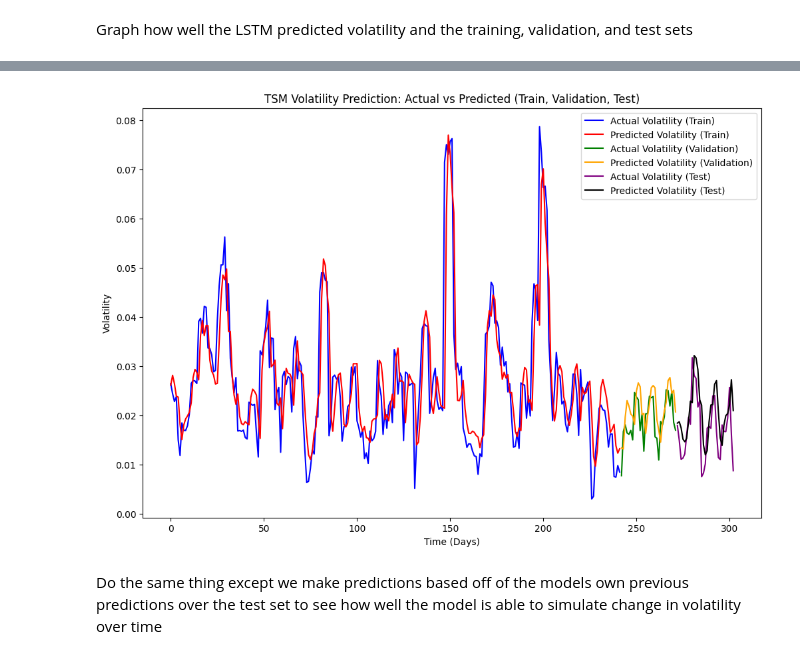
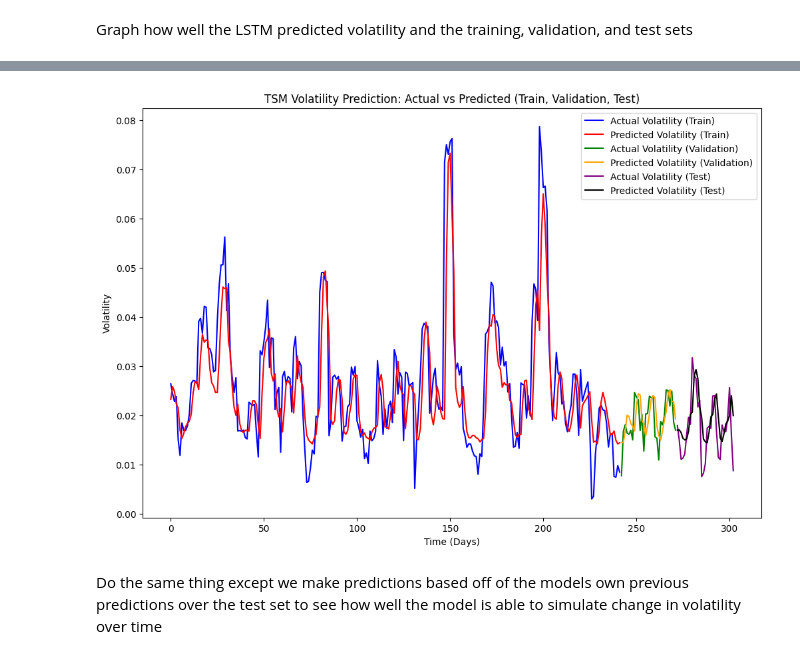
Before and after one commit to Aroesler1/Option-Volatility-Pricing-Project, a Jupyter notebook: Main.ipynb, the cells around one changed output, grey strips where cells are left out. Cells and saved outputs as stored; diff of their text form; code cells hidden in the pictures.

```diff
--- a/Main.ipynb
+++ b/Main.ipynb
@@ -1748,5 +1800,5 @@ volatility_df.to_csv('TSM_data.csv')
 # %%
-data = pd.read_csv('TSM_data.csv')
+data = pd.read_csv('data/TSM_data.csv')
 # %% [markdown]
 ### LSTM
 # %% [markdown]
@@ -1990,9 +2158,16 @@ data.loc[start_index:, 'LSTM_Predictions'] = lstm_predictions.flatten()
 Graph how well the LSTM predicted volatility and the training, validation, and test sets
 # %%
 # Make predictions using the trained model on the train, validation, and test data
-train_predictions = best_lstm_model.predict(X_train)
-val_predictions = best_lstm_model.predict(X_val)  # Corrected for validation set
-test_predictions = best_lstm_model.predict(X_test)
+best_lstm_model.eval()
+
+X_train_t = torch.FloatTensor(X_train)
+X_val_t = torch.FloatTensor(X_val)
+X_test_t = torch.FloatTensor(X_test)
+
+with torch.no_grad():
+    train_predictions = best_lstm_model(X_train_t).cpu().numpy()
+    val_predictions = best_lstm_model(X_val_t).cpu().numpy()
+    test_predictions = best_lstm_model(X_test_t).cpu().numpy()
 
 # Inverse transform the predictions and actual values for train, validation, and test data
 train_predictions = scaler.inverse_transform(train_predictions)
@@ -2039,4 +2211,4 @@ plt.show()
-[figure, old version]
+[figure, new version]
 # %% [markdown]
 Do the same thing except we make predictions based off of the models own previous predictions over the test set to see how well the model is able to simulate change in volatility over time
 # %%
```
Also changed, not shown: parts of 40 cells of this notebook, 1 other file.
